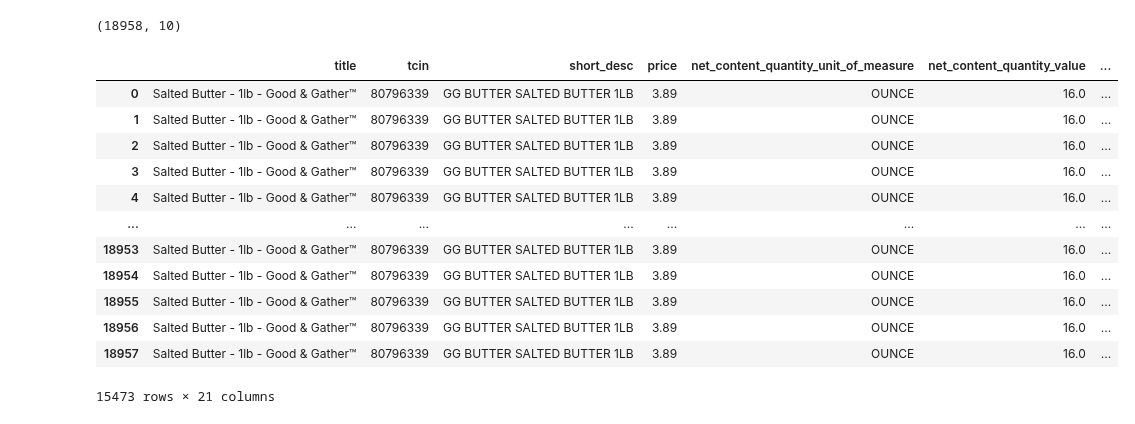
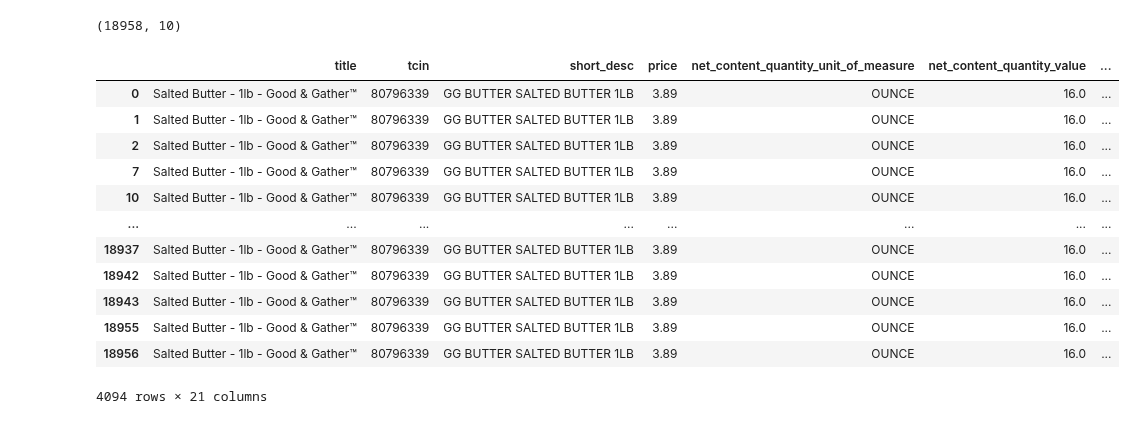
Before and after one commit to dianewoodbridge/target_recipe_project, a Jupyter notebook: code/notebook/Qty_rec_evaluation.ipynb, the cells around one changed output. Cells and saved outputs as stored; diff of their text form; code cells hidden in the pictures.

```diff
--- a/code/notebook/Qty_rec_evaluation.ipynb
+++ b/code/notebook/Qty_rec_evaluation.ipynb
@@ -429,19 +397,19 @@ join_df = join_df[join_df['rank']==1]
 rec_df = qty.recommended_quantity(join_df)
 # df = rec_df.sort_values(by=['id_recipe', 'recommended_qty', 'price']).copy()
 # %%
-rec_df[rec_df['req_oz']> 1]
+rec_df[(rec_df['recommended_qty']> 1) & (rec_df['quantity']>10)]
 # %% [output]
 |  | title | tcin | short_desc | price | net_content_quantity_unit_of_measure | net_content_quantity_value | ... |
 | 0 | Salted Butter - 1lb - Good & Gather™ | 80796339 | GG BUTTER SALTED BUTTER 1LB | 3.89 | OUNCE | 16.0 | ... |
 | 1 | Salted Butter - 1lb - Good & Gather™ | 80796339 | GG BUTTER SALTED BUTTER 1LB | 3.89 | OUNCE | 16.0 | ... |
 | 2 | Salted Butter - 1lb - Good & Gather™ | 80796339 | GG BUTTER SALTED BUTTER 1LB | 3.89 | OUNCE | 16.0 | ... |
-| 3 | Salted Butter - 1lb - Good & Gather™ | 80796339 | GG BUTTER SALTED BUTTER 1LB | 3.89 | OUNCE | 16.0 | ... |
-| 4 | Salted Butter - 1lb - Good & Gather™ | 80796339 | GG BUTTER SALTED BUTTER 1LB | 3.89 | OUNCE | 16.0 | ... |
+| 7 | Salted Butter - 1lb - Good & Gather™ | 80796339 | GG BUTTER SALTED BUTTER 1LB | 3.89 | OUNCE | 16.0 | ... |
+| 10 | Salted Butter - 1lb - Good & Gather™ | 80796339 | GG BUTTER SALTED BUTTER 1LB | 3.89 | OUNCE | 16.0 | ... |
 | ... | ... | ... | ... | ... | ... | ... | ... |
-| 18953 | Salted Butter - 1lb - Good & Gather™ | 80796339 | GG BUTTER SALTED BUTTER 1LB | 3.89 | OUNCE | 16.0 | ... |
-| 18954 | Salted Butter - 1lb - Good & Gather™ | 80796339 | GG BUTTER SALTED BUTTER 1LB | 3.89 | OUNCE | 16.0 | ... |
+| 18937 | Salted Butter - 1lb - Good & Gather™ | 80796339 | GG BUTTER SALTED BUTTER 1LB | 3.89 | OUNCE | 16.0 | ... |
+| 18942 | Salted Butter - 1lb - Good & Gather™ | 80796339 | GG BUTTER SALTED BUTTER 1LB | 3.89 | OUNCE | 16.0 | ... |
+| 18943 | Salted Butter - 1lb - Good & Gather™ | 80796339 | GG BUTTER SALTED BUTTER 1LB | 3.89 | OUNCE | 16.0 | ... |
 | 18955 | Salted Butter - 1lb - Good & Gather™ | 80796339 | GG BUTTER SALTED BUTTER 1LB | 3.89 | OUNCE | 16.0 | ... |
 | 18956 | Salted Butter - 1lb - Good & Gather™ | 80796339 | GG BUTTER SALTED BUTTER 1LB | 3.89 | OUNCE | 16.0 | ... |
-| 18957 | Salted Butter - 1lb - Good & Gather™ | 80796339 | GG BUTTER SALTED BUTTER 1LB | 3.89 | OUNCE | 16.0 | ... |
-15473 rows × 21 columns
+4094 rows × 21 columns
 # %%
```
Also changed, not shown: parts of 6 cells of this notebook, 8 other files.
